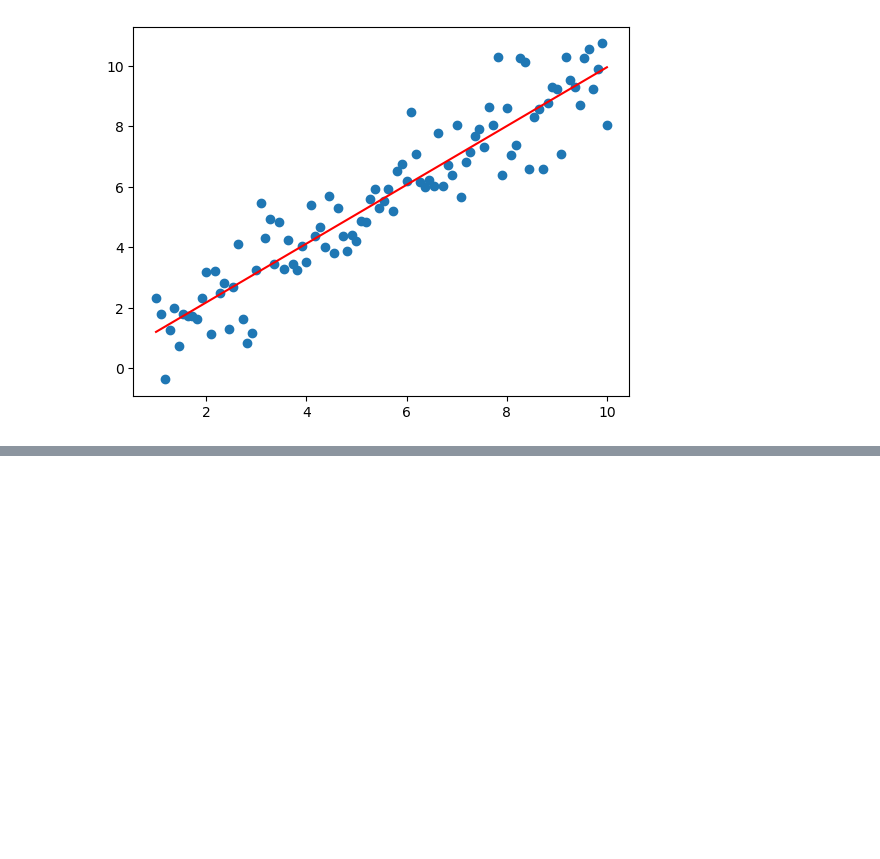
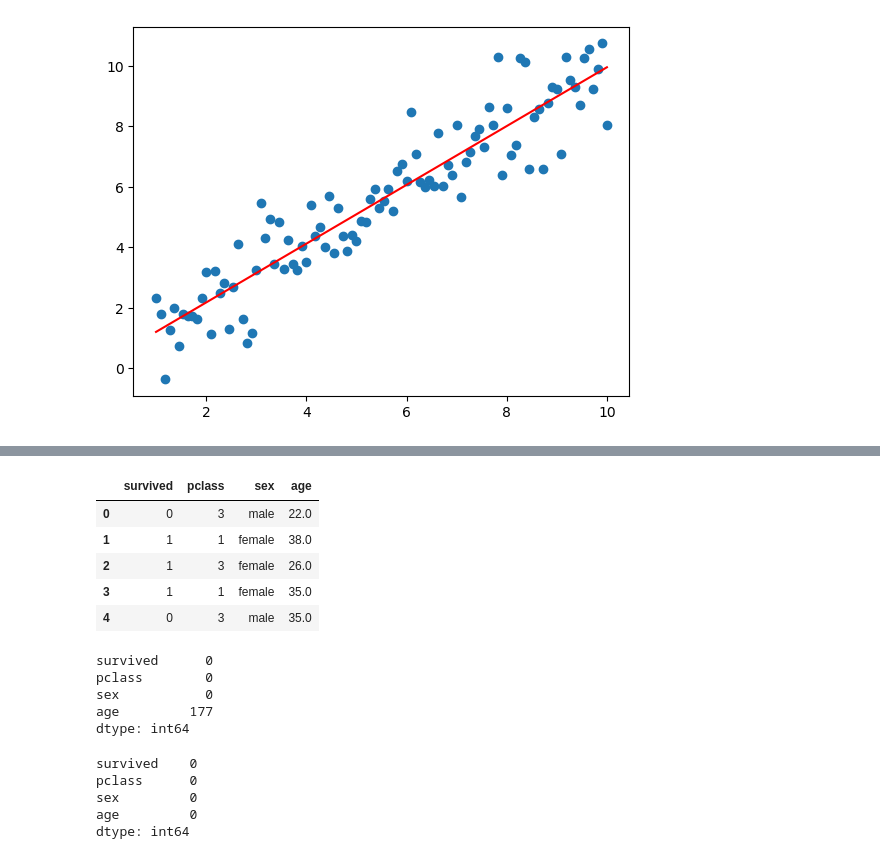
Before and after one commit to DST-NDIAYE/Data-Science-, a Jupyter notebook: revision.ipynb, the cells around one changed output, grey strips where cells are left out. Saved outputs shown, nothing was run; the diff lists cells and outputs as text; code cells hidden in the pictures; blank space fills up the shorter version.

```diff
--- a/revision.ipynb
+++ b/revision.ipynb
@@ -312,0 +315,2 @@ plt.plot(X , predict , c='red')
+# %%
+titanic =  sns.load_dataset('titanic')
@@ -312,0 +326,19 @@ plt.plot(X , predict , c='red')
+# %%
+titanic = titanic[[ 'survived', 'pclass', 'sex', 'age']]
+# %%
+titanic.head()
+# %% [output]
+|  | survived | pclass | sex | age |
+| 0 | 0 | 3 | male | 22.0 |
+| 1 | 1 | 1 | female | 38.0 |
+| 2 | 1 | 3 | female | 26.0 |
+| 3 | 1 | 1 | female | 35.0 |
+| 4 | 0 | 3 | male | 35.0 |
+# %%
+titanic.isna().sum()
+# %% [output]
+survived      0
+pclass        0
+sex           0
+age         177
+dtype: int64
@@ -312,0 +347,8 @@ plt.plot(X , predict , c='red')
+# %%
+titanic.isna().sum()
+# %% [output]
+survived    0
+pclass      0
+sex         0
+age         0
+dtype: int64
```
Also changed, not shown: parts of 9 cells of this notebook.
